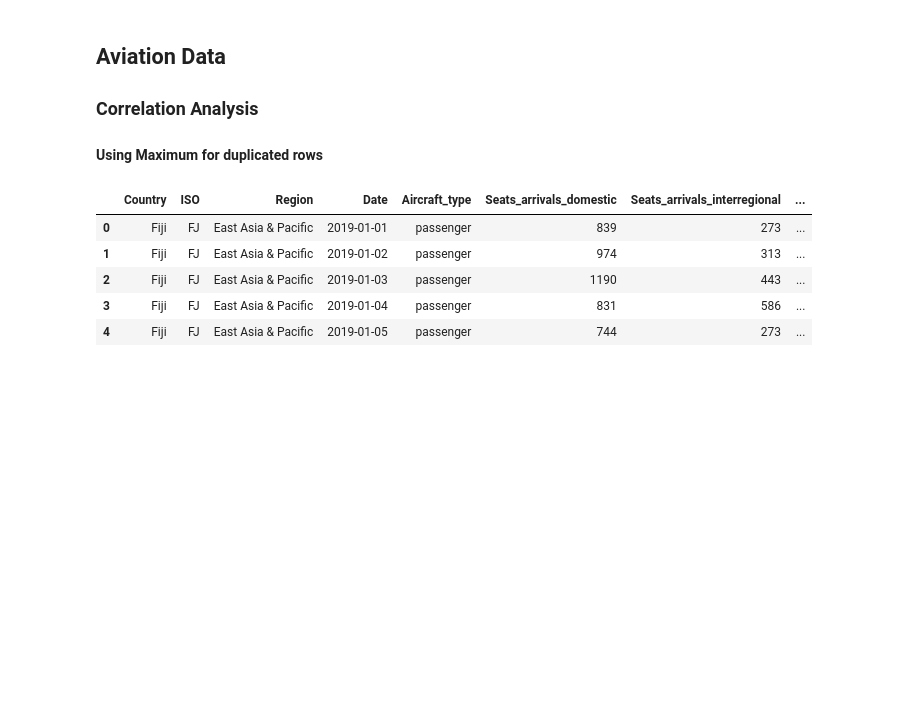
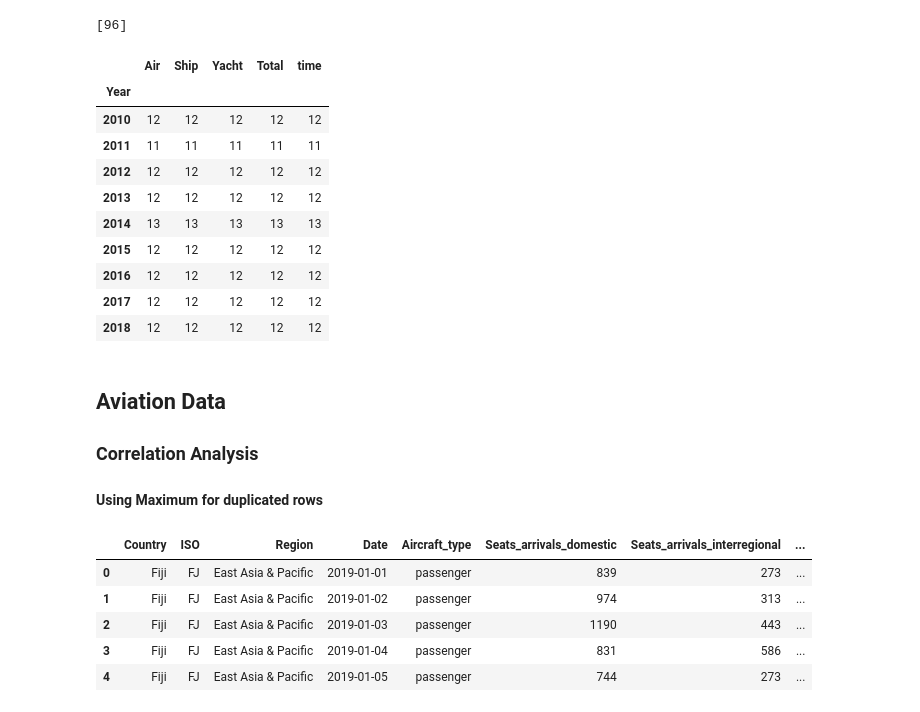
Before and after one commit to worldbank/pacific-observatory, a Jupyter notebook: scripts/notebooks/EDA-Tonga.ipynb, the cells around one changed output. Cells and saved outputs as stored; diff of their text form; code cells hidden in the pictures; blank space fills up the shorter version.

```diff
--- a/scripts/notebooks/EDA-Tonga.ipynb
+++ b/scripts/notebooks/EDA-Tonga.ipynb
@@ -83,3 +108,33 @@ tonga_monthly_min["Year"], tonga_monthly_min["Month"] = \
+# %%
+tonga = (pd.read_csv(monthly_temp_file_path)
+         .drop("Unnamed: 0", axis=1))
+
+tonga_monthly_pre19 = (tonga[tonga.Year < 2019]
+                       .drop_duplicates()
+                       .sort_values(by="time", ascending=True)
+                       .dropna()
+                       .reset_index()
+                       .drop(["index", "Period"], axis=1))
+
+print(check_quality(tonga_monthly_pre19, ["time", "Year"], "Total"))
+
+tonga_monthly_pre19 = (tonga_monthly_pre19.drop(index=96)
+                       .reset_index()
+                       .drop("index", axis=1))
+tonga_monthly_pre19.groupby(by="Year").count()
+# %% [output]
+[96]
+|  | Air | Ship | Yacht | Total | time |
+| Year |  |  |  |  |  |
+| 2010 | 12 | 12 | 12 | 12 | 12 |
+| 2011 | 11 | 11 | 11 | 11 | 11 |
+| 2012 | 12 | 12 | 12 | 12 | 12 |
+| 2013 | 12 | 12 | 12 | 12 | 12 |
+| 2014 | 13 | 13 | 13 | 13 | 13 |
+| 2015 | 12 | 12 | 12 | 12 | 12 |
+| 2016 | 12 | 12 | 12 | 12 | 12 |
+| 2017 | 12 | 12 | 12 | 12 | 12 |
+| 2018 | 12 | 12 | 12 | 12 | 12 |
 # %% [markdown]
 ## Aviation Data
 ### Correlation Analysis
```
Also changed, not shown: parts of 18 cells of this notebook, 52 other files.
